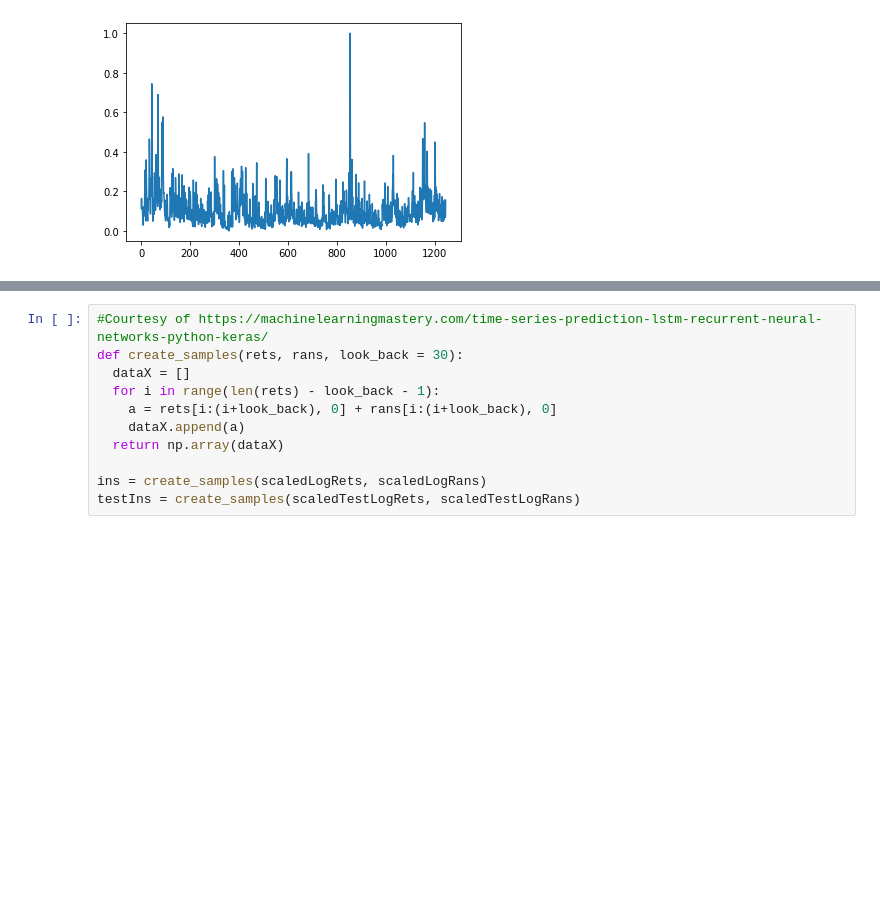
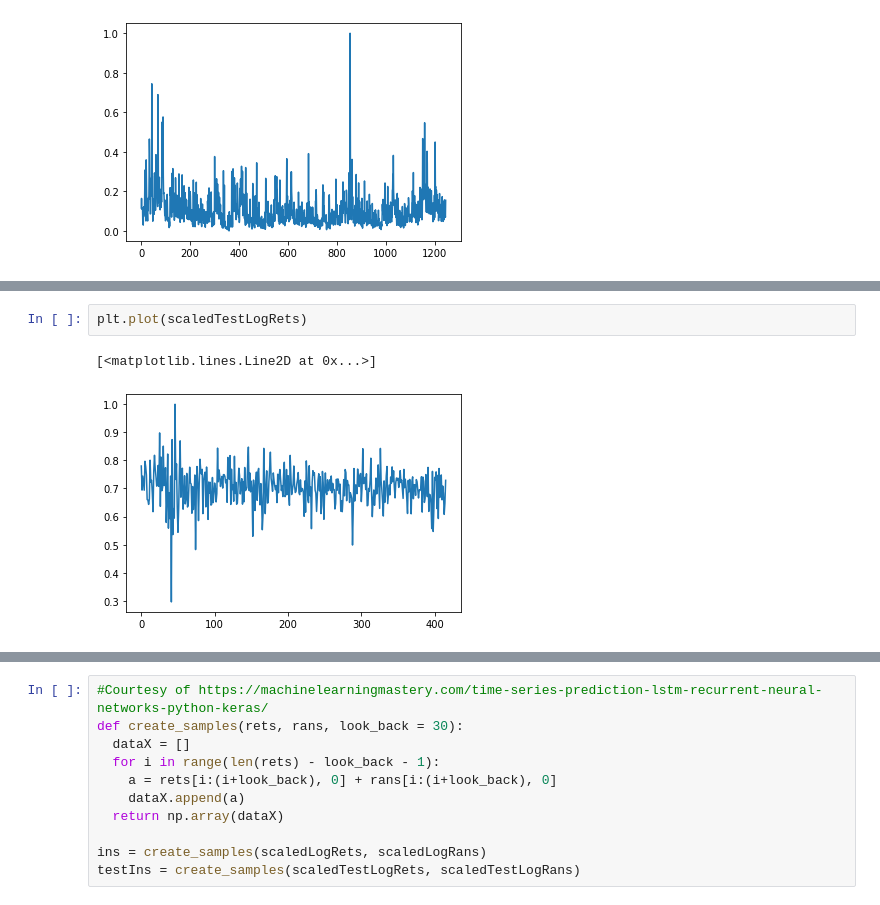
Before and after one commit to kcui5/EthereumVolatilityForecasting, a Jupyter notebook: Vol_LSTM.ipynb, the cells around one changed output, grey strips where cells are left out. Saved outputs shown, nothing was run; the diff lists cells and outputs as text; blank space fills up the shorter version.

```diff
--- a/Vol_LSTM.ipynb
+++ b/Vol_LSTM.ipynb
@@ -211,0 +231,5 @@ plt.plot(logQVs)
+# %%
+plt.plot(scaledTestLogRets)
+# %% [output]
+[<matplotlib.lines.Line2D at 0x...>]
+[figure, added]
```
Also changed, not shown: parts of 21 cells of this notebook, 4 other files.
